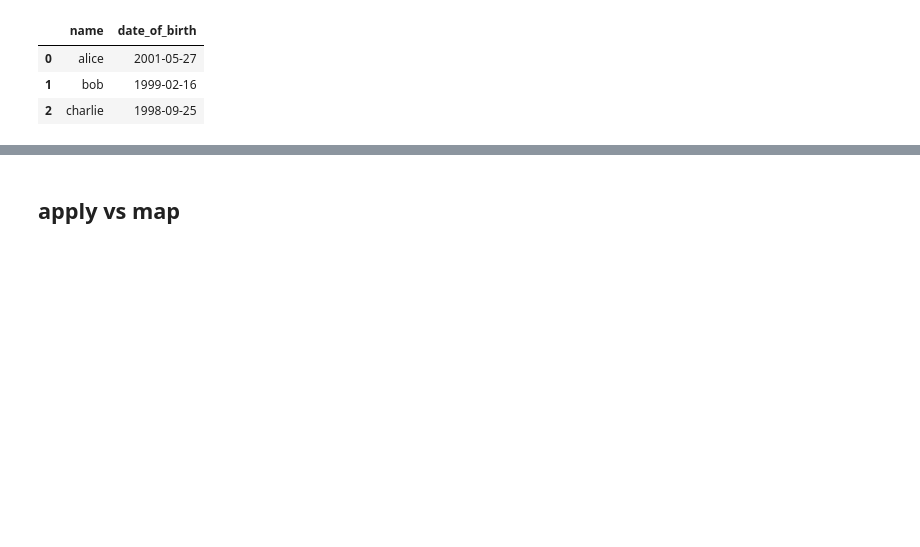
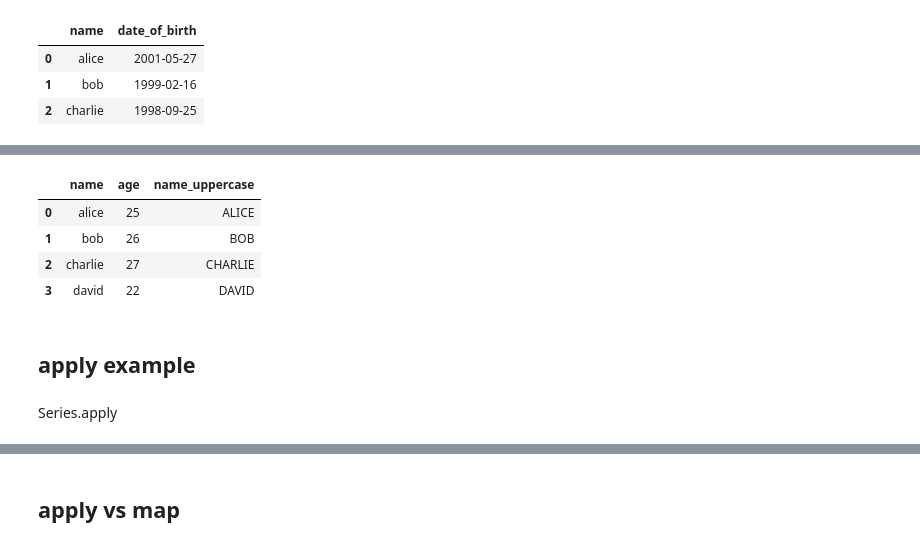
Before and after one commit to queirozfcom/python-sandbox, a Jupyter notebook: python3/notebooks/pandas-columns/main.ipynb, the cells around one changed output, grey strips where cells are left out. Cells and saved outputs as stored; diff of their text form; code cells hidden in the pictures; blank space fills up the shorter version.

```diff
--- a/python3/notebooks/pandas-columns/main.ipynb
+++ b/python3/notebooks/pandas-columns/main.ipynb
@@ -305,0 +314,6 @@ df3
+# %%
+df4 = pd.DataFrame({
+    'name': ['alice','bob','charlie','david'],
+    'age': [25,26,27,22],
+})[['name', 'age']]
+df4
@@ -305,0 +326,13 @@ df3
+# %%
+df4['name_uppercase'] = df4['name'].map(lambda element: element.upper())
+df4
+# %% [output]
+|  | name | age | name_uppercase |
+| 0 | alice | 25 | ALICE |
+| 1 | bob | 26 | BOB |
+| 2 | charlie | 27 | CHARLIE |
+| 3 | david | 22 | DAVID |
+# %% [markdown]
+## apply example
+# %% [markdown]
+Series.apply
```
Also changed, not shown: parts of 16 cells of this notebook.
